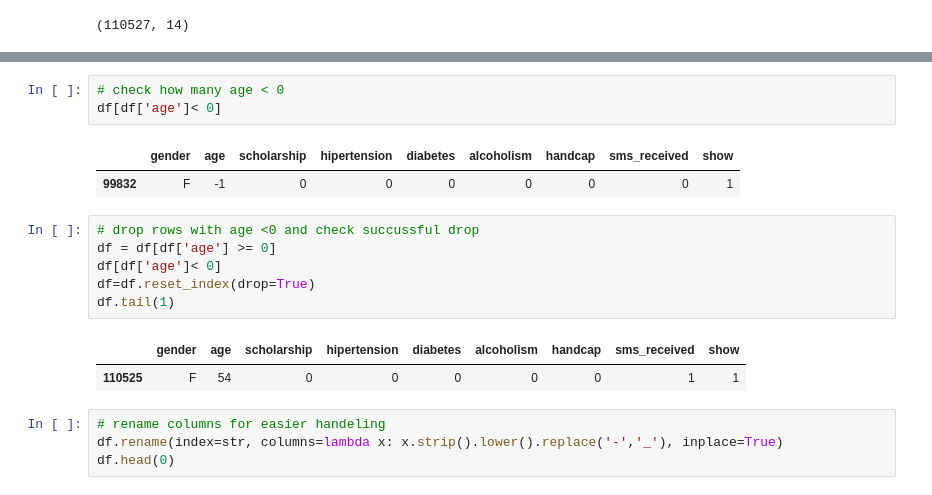
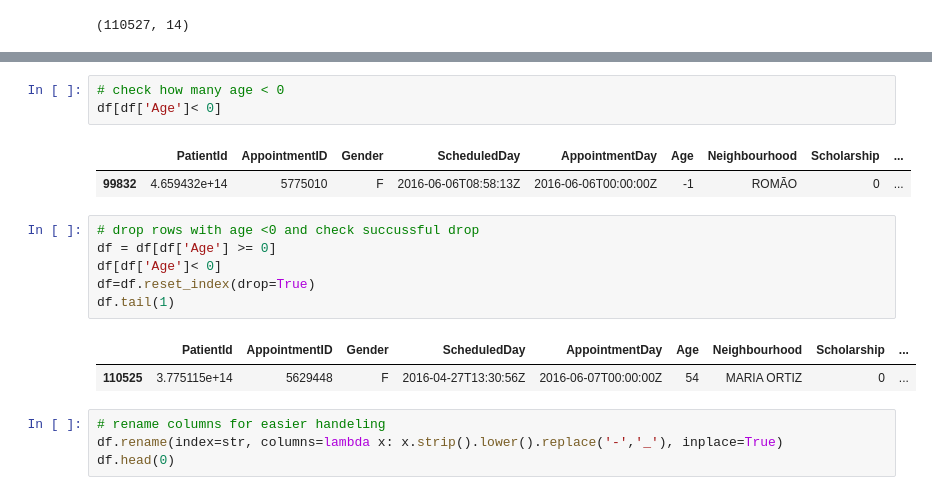
Before and after one commit to Zahra-Karbaschi/no_show_appointment, a Jupyter notebook: no_show_appointment-final.ipynb, the cells around one changed output, grey strips where cells are left out. Drawn from its saved outputs; the diff is of its cells as text.

```diff
--- a/no_show_appointment-final.ipynb
+++ b/no_show_appointment-final.ipynb
@@ -92,19 +92,19 @@ df.describe()
 | max | 9.999816e+14 | 5.790484e+06 | 115.000000 | 1.000000 | 1.000000 | 1.000000 | 1.000000 | 4.000000 | ... |
 # %%
 # check how many age < 0
-df[df['age']< 0]
+df[df['Age']< 0]
 # %% [output]
-|  | gender | age | scholarship | hipertension | diabetes | alcoholism | handcap | sms_received | show |
-| 99832 | F | -1 | 0 | 0 | 0 | 0 | 0 | 0 | 1 |
+|  | PatientId | AppointmentID | Gender | ScheduledDay | AppointmentDay | Age | Neighbourhood | Scholarship | ... |
+| 99832 | 4.659432e+14 | 5775010 | F | 2016-06-06T08:58:13Z | 2016-06-06T00:00:00Z | -1 | ROMÃO | 0 | ... |
 # %%
 # drop rows with age <0 and check succussful drop
-df = df[df['age'] >= 0]
-df[df['age']< 0]
+df = df[df['Age'] >= 0]
+df[df['Age']< 0]
 df=df.reset_index(drop=True)
 df.tail(1)
 # %% [output]
-|  | gender | age | scholarship | hipertension | diabetes | alcoholism | handcap | sms_received | show |
-| 110525 | F | 54 | 0 | 0 | 0 | 0 | 0 | 1 | 1 |
+|  | PatientId | AppointmentID | Gender | ScheduledDay | AppointmentDay | Age | Neighbourhood | Scholarship | ... |
+| 110525 | 3.775115e+14 | 5629448 | F | 2016-04-27T13:30:56Z | 2016-06-07T00:00:00Z | 54 | MARIA ORTIZ | 0 | ... |
 # %%
 # rename columns for easier handeling
 df.rename(index=str, columns=lambda x: x.strip().lower().replace('-','_'), inplace=True)
```
Also changed, not shown: parts of 15 cells of this notebook.
